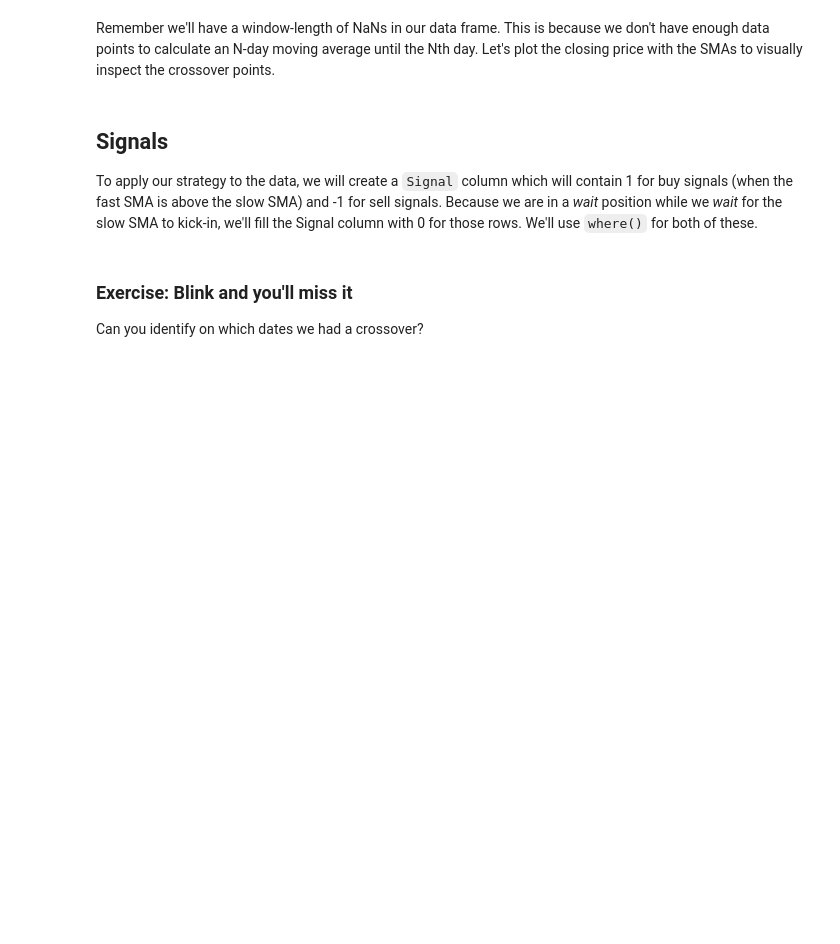
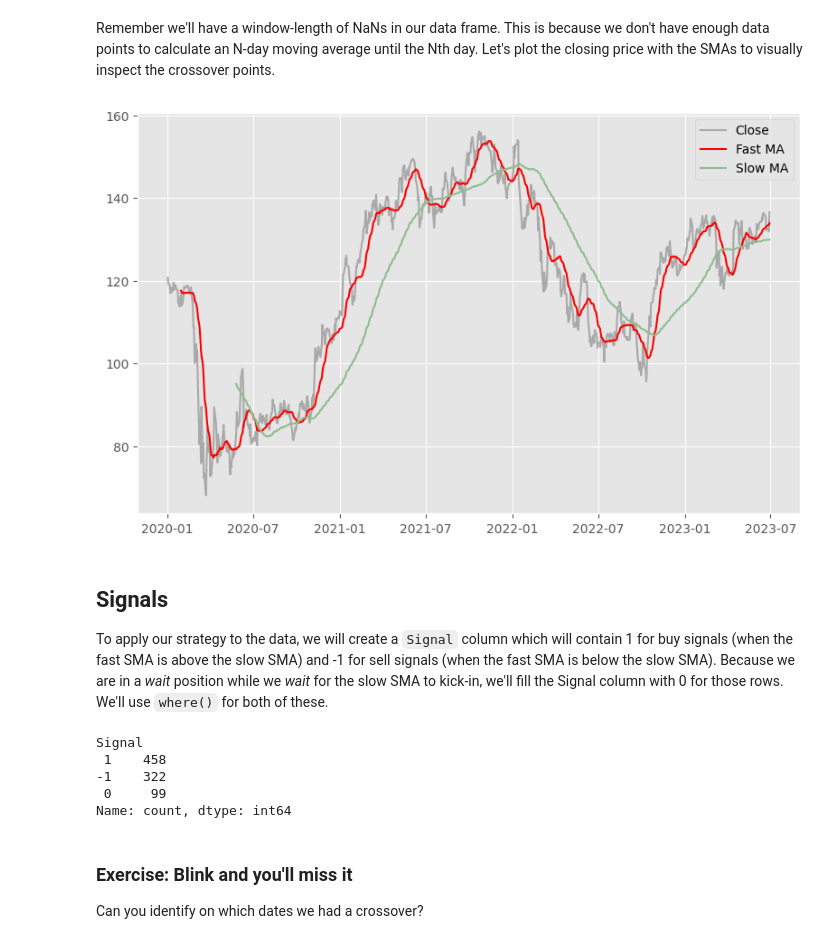
Before and after one commit to lilyhh0303/efds-ta-python, a Jupyter notebook: 07. Strategies.ipynb, the cells around one changed output. Cells and saved outputs as stored; diff of their text form; code cells hidden in the pictures; blank space fills up the shorter version.

```diff
--- a/07. Strategies.ipynb
+++ b/07. Strategies.ipynb
@@ -14,7 +15,8 @@ plt.style.use("ggplot")
 This time we'll try to fetch our data directly from yfinance.
 # %%
 # Try with yfinance
-
+df = yf.download("JPM", "2020-01-01", "2023-06-30")
+df
 
 # If not, use this URL
 # df = pd.read_csv("https://raw.githubusercontent.com/ImperialCollegeLondon/efds-ta-python/refs/heads/main/data/JPM_data.csv")
@@ -22,3 +41,10 @@ This time we'll try to fetch our data directly from yfinance.
 ## Compute and Plot SMAs
 
 Before we can implement our strategy, we need to calculate the fast (short-term) and slow (long-term) SMAs. For this example, we'll use 60-day and 80-day SMAs.
+# %%
+FAST = 20
+SLOW = 100
+
+df["FastSMA"] = df.Close.rolling(window = FAST).mean()
+df["SlowSMA"] = df.Close.rolling(window = SLOW).mean()
+df
@@ -26,10 +68,34 @@ Before we can implement our strategy, we need to calculate the fast (short-term)
 
 Remember we'll have a window-length of NaNs in our data frame. This is because we don't have enough data points to calculate an N-day moving average until the Nth day.
 Let's plot the closing price with the SMAs to visually inspect the crossover points.
+# %%
+plt.figure(figsize = (8,5))
+plt.plot(df.Close, label = "Close", color = "darkgrey")
+plt.plot(df.FastSMA, label = "Fast MA", color = "red")
+plt.plot(df.SlowSMA, label = "Slow MA", color = "darkseagreen")
+
+plt.legend()
+plt.tight_layout()
+# %% [output]
+[figure, added]
 # %% [markdown]
 ## Signals
 
-To apply our strategy to the data, we will create a `Signal` column which will contain 1 for buy signals (when the fast SMA is above the slow SMA) and -1 for sell signals. Because we are in a *wait* position while we *wait* for the slow SMA to kick-in, we'll fill the Signal column with 0 for those rows. We'll use `where()` for both of these.
+To apply our strategy to the data, we will create a `Signal` column which will contain 1 for buy signals (when the fast SMA is above the slow SMA) and -1 for sell signals (when the fast SMA is below the slow SMA). Because we are in a *wait* position while we *wait* for the slow SMA to kick-in, we'll fill the Signal column with 0 for those rows. We'll use `where()` for both of these.
+# %%
+df["Signal"] = 0  # 0 indicate wait (do nothing)
+
+df.Signal = np.where(df.FastSMA > df.SlowSMA, 1, df.Signal)  # Buy signal
+
+df.Signal = np.where(df.FastSMA < df.SlowSMA, -1, df.Signal)  # Sell signal
+
+df.Signal.value_counts()
+# %% [output]
+Signal
+ 1    458
+-1    322
+ 0     99
+Name: count, dtype: int64
 # %% [markdown]
 ### Exercise: Blink and you'll miss it
 
```
Also changed, not shown: parts of 8 cells of this notebook.
